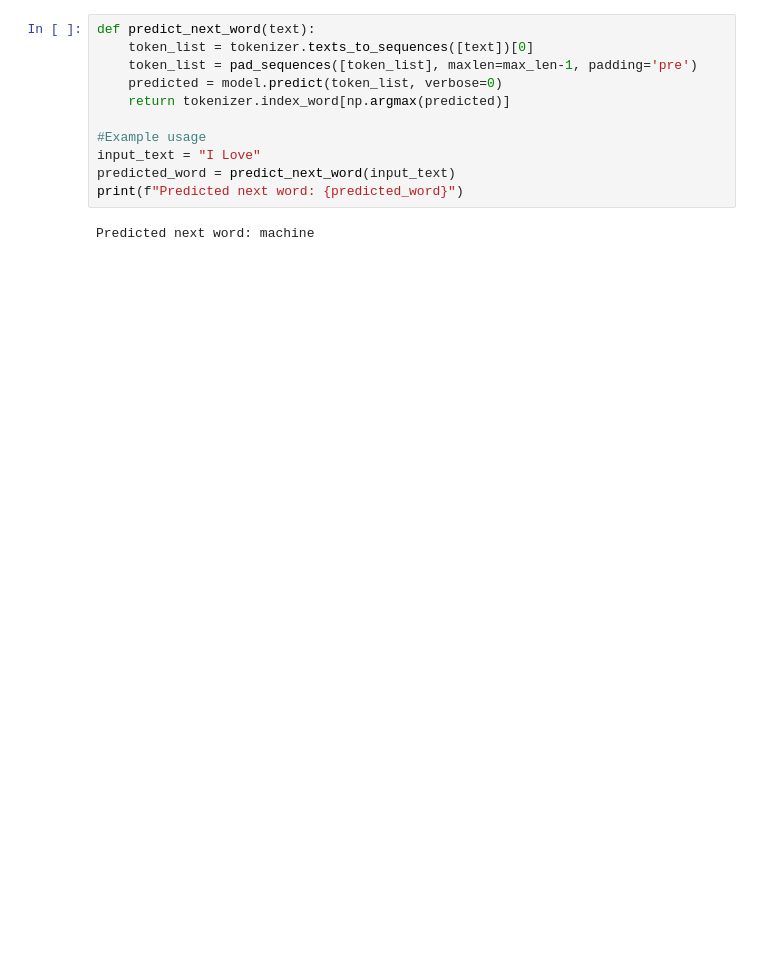
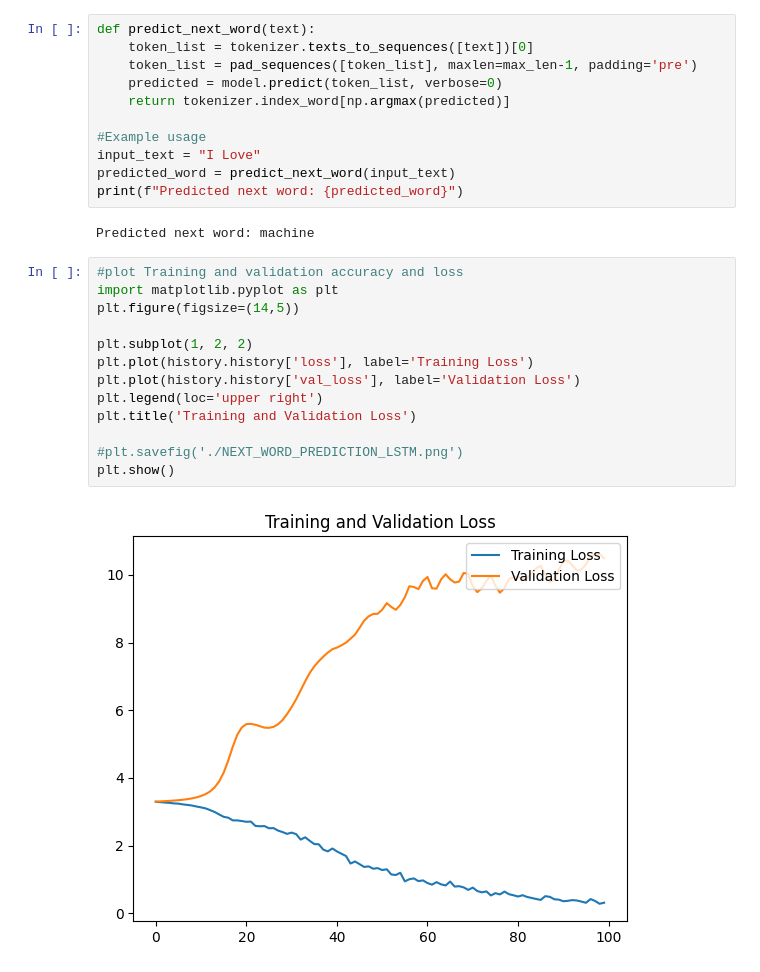
Before and after one commit to 100rabh9s9/Deep-Learning-Lab, a Jupyter notebook: Next_word_predLSTM.ipynb, the cells around one changed output. Drawn from its saved outputs; the diff is of its cells as text; blank space fills up the shorter version.

Commit message:
Updated with Loss Graph

```diff
--- a/Next_word_predLSTM.ipynb
+++ b/Next_word_predLSTM.ipynb
@@ -115,3 +116,18 @@ predicted_word = predict_next_word(input_text)
 print(f"Predicted next word: {predicted_word}")
 # %% [output]
 Predicted next word: machine
+# %%
+#plot Training and validation accuracy and loss
+import matplotlib.pyplot as plt
+plt.figure(figsize=(14,5))
+
+plt.subplot(1, 2, 2)
+plt.plot(history.history['loss'], label='Training Loss')
+plt.plot(history.history['val_loss'], label='Validation Loss')
+plt.legend(loc='upper right')
+plt.title('Training and Validation Loss')
+
+#plt.savefig('./NEXT_WORD_PREDICTION_LSTM.png')
+plt.show()
+# %% [output]
+[figure, added]
```
Also changed, not shown: parts of 2 cells of this notebook, 1 other file.
